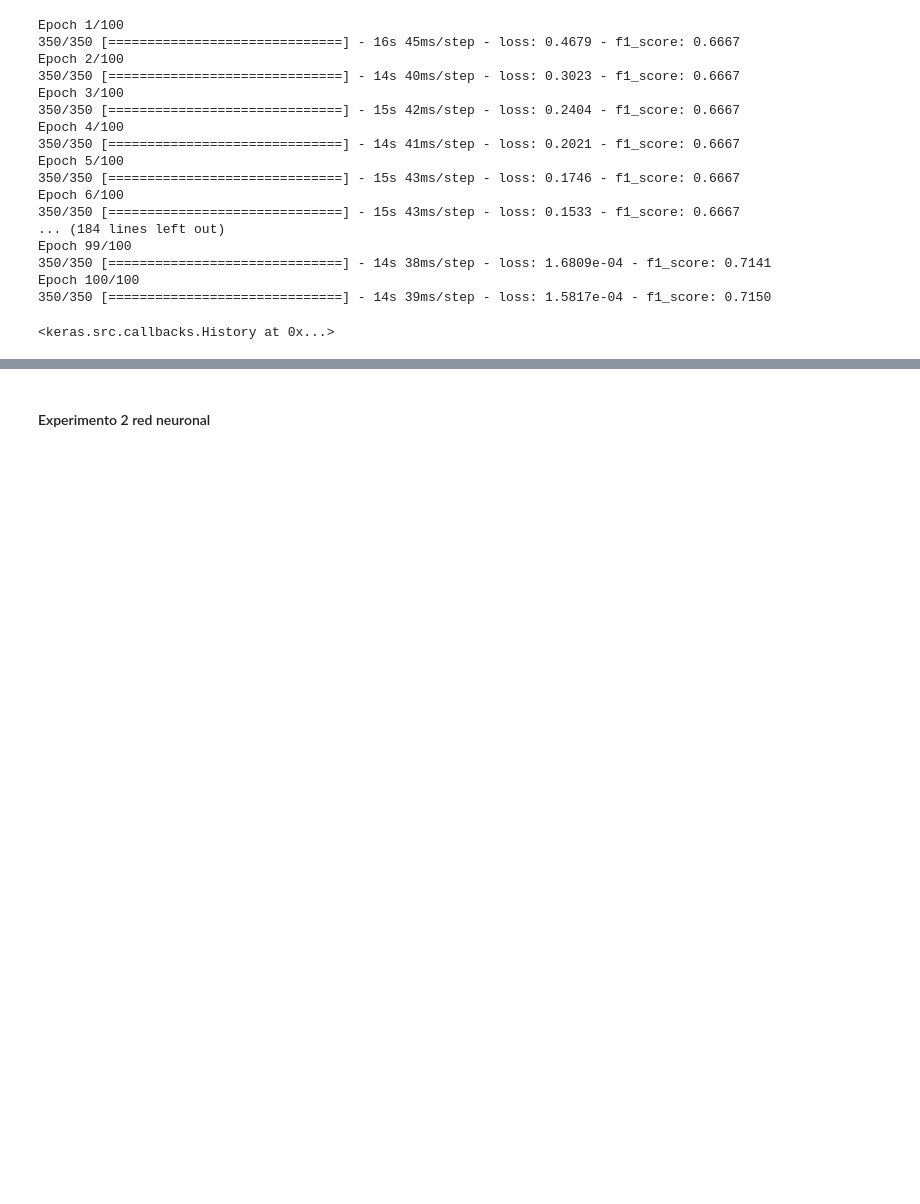
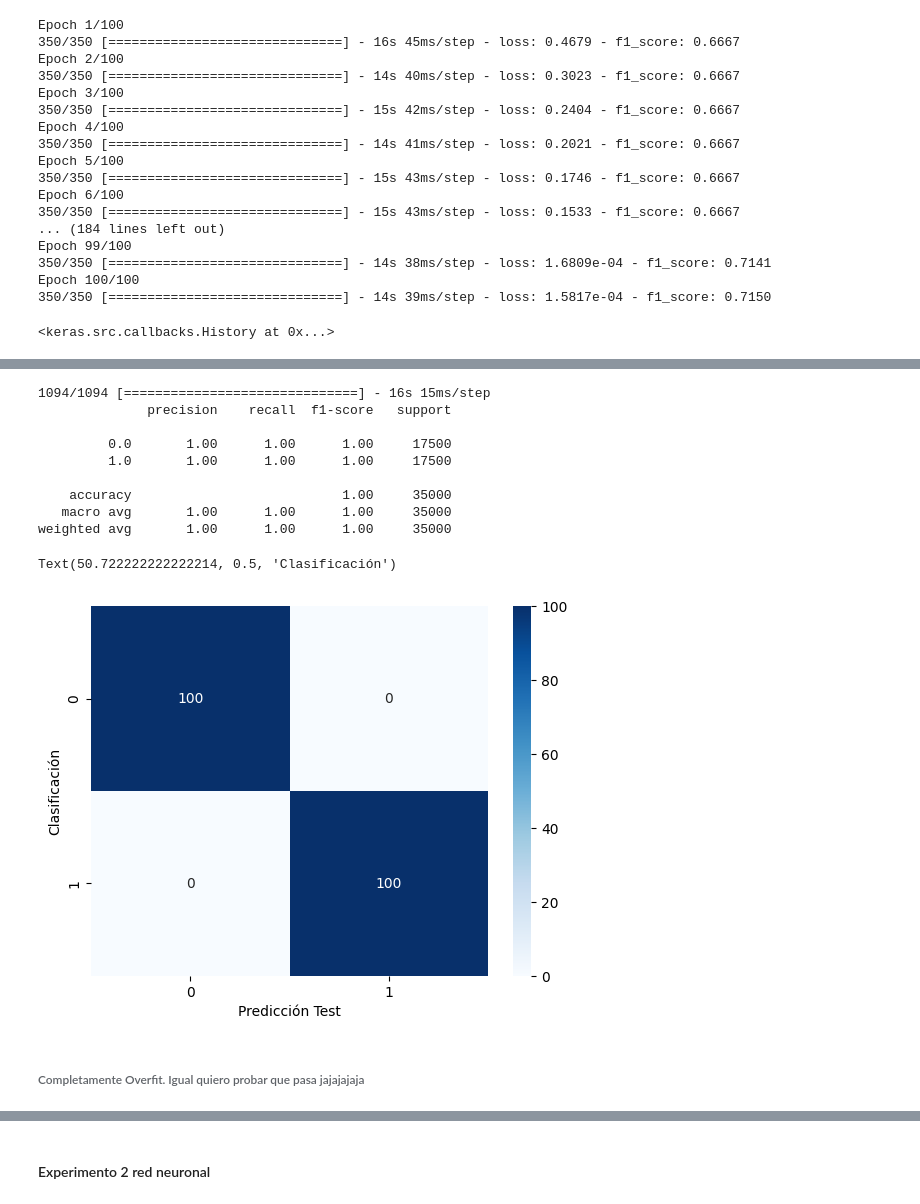
Before and after one commit to sttesta3/7506R-1C2024-GRUPO08, a Jupyter notebook: TP2_BayesNaive2.ipynb, the cells around one changed output, grey strips where cells are left out. Saved outputs shown, nothing was run; the diff lists cells and outputs as text; code cells hidden in the pictures; blank space fills up the shorter version.

```diff
--- a/TP2_BayesNaive2.ipynb
+++ b/TP2_BayesNaive2.ipynb
@@ -1269,0 +1279,23 @@ ValueError: Classification metrics can't handle a mix of binary and continuous t
+# %%
+# EVALUACION TRAIN
+y_pred = np.round(model.predict(X2_train))
+print(classification_report(Y2_train,y_pred))
+
+cm = confusion_matrix(Y2_train,y_pred,normalize='true')*100
+sns.heatmap(cm, cmap='Blues',annot=True,fmt='g')
+plt.xlabel('Predicción Test')
+plt.ylabel('Clasificación')
+# %% [output]
+1094/1094 [==============================] - 16s 15ms/step
+              precision    recall  f1-score   support
+
+         0.0       1.00      1.00      1.00     17500
+         1.0       1.00      1.00      1.00     17500
+
+    accuracy                           1.00     35000
+   macro avg       1.00      1.00      1.00     35000
+weighted avg       1.00      1.00      1.00     35000
+Text(50.722222222222214, 0.5, 'Clasificación')
+[figure, added]
+# %% [markdown]
+###### Completamente Overfit. Igual quiero probar que pasa jajajajaja
```
Also changed, not shown: parts of 5 cells of this notebook.
